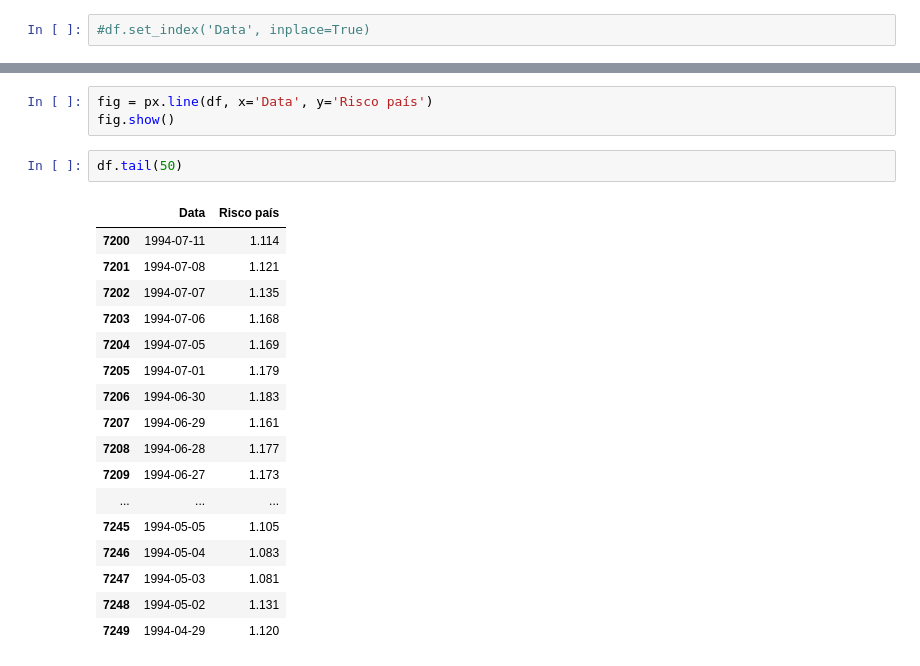
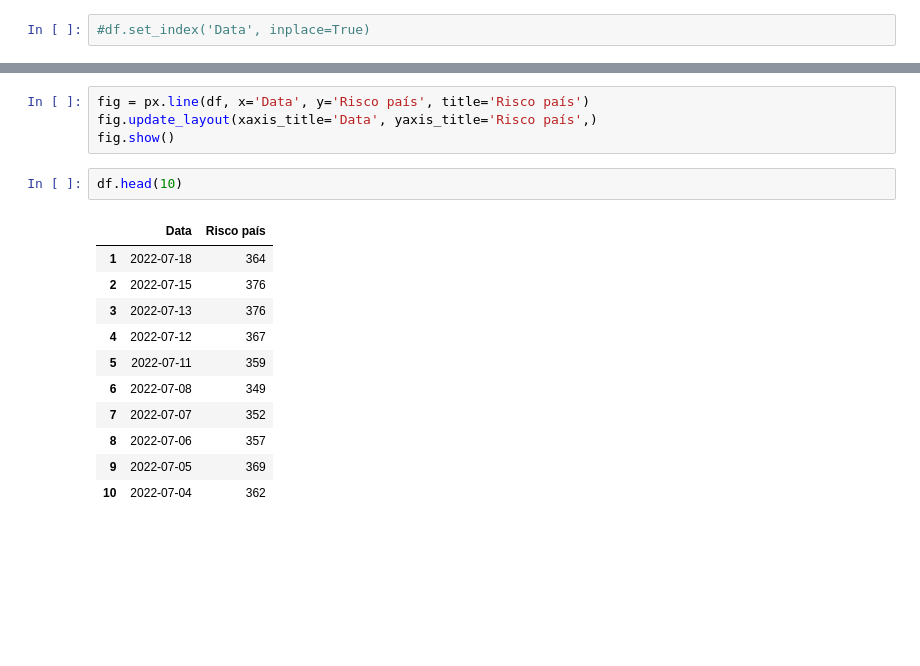
Before and after one commit to Jhonattanln/Web_scraping, a Jupyter notebook: risk_brazil.ipynb, the cells around one changed output, grey strips where cells are left out. Drawn from its saved outputs; the diff is of its cells as text; blank space fills up the shorter version.

```diff
--- a/risk_brazil.ipynb
+++ b/risk_brazil.ipynb
@@ -26,23 +24,18 @@ The default value of regex will change from True to False in a future version. I
 # %%
-fig = px.line(df, x='Data', y='Risco país')
+fig = px.line(df, x='Data', y='Risco país', title='Risco país')
+fig.update_layout(xaxis_title='Data', yaxis_title='Risco país',)
 fig.show()
-# %%
-df.tail(50)
-# %% [output]
-|  | Data | Risco país |
-| 7200 | 1994-07-11 | 1.114 |
-| 7201 | 1994-07-08 | 1.121 |
-| 7202 | 1994-07-07 | 1.135 |
-| 7203 | 1994-07-06 | 1.168 |
-| 7204 | 1994-07-05 | 1.169 |
-| 7205 | 1994-07-01 | 1.179 |
-| 7206 | 1994-06-30 | 1.183 |
-| 7207 | 1994-06-29 | 1.161 |
-| 7208 | 1994-06-28 | 1.177 |
-| 7209 | 1994-06-27 | 1.173 |
-| ... | ... | ... |
-| 7245 | 1994-05-05 | 1.105 |
-| 7246 | 1994-05-04 | 1.083 |
-| 7247 | 1994-05-03 | 1.081 |
-| 7248 | 1994-05-02 | 1.131 |
-| 7249 | 1994-04-29 | 1.120 |
+# %%
+df.head(10)
+# %% [output]
+|  | Data | Risco país |
+| 1 | 2022-07-18 | 364 |
+| 2 | 2022-07-15 | 376 |
+| 3 | 2022-07-13 | 376 |
+| 4 | 2022-07-12 | 367 |
+| 5 | 2022-07-11 | 359 |
+| 6 | 2022-07-08 | 349 |
+| 7 | 2022-07-07 | 352 |
+| 8 | 2022-07-06 | 357 |
+| 9 | 2022-07-05 | 369 |
+| 10 | 2022-07-04 | 362 |
```
Also changed, not shown: parts of 1 cell of this notebook.
